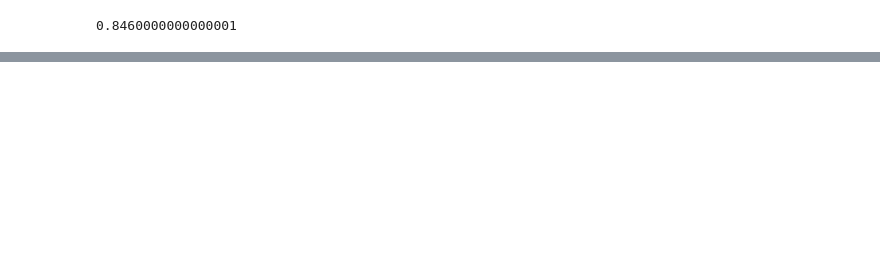
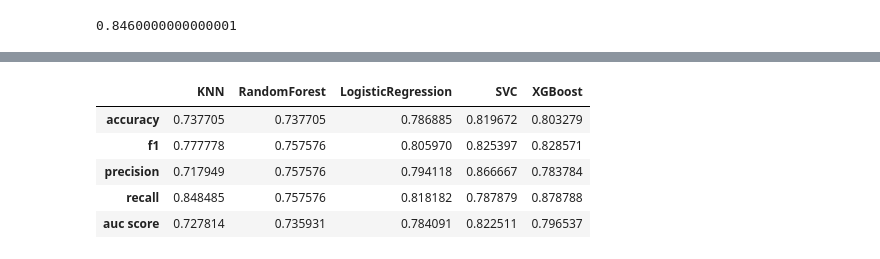
Before and after one commit to Zenoix/Heart-Disease-Dataset, a Jupyter notebook: notebook.ipynb, the cells around one changed output, grey strips where cells are left out. Saved outputs shown, nothing was run; the diff lists cells and outputs as text; code cells hidden in the pictures; blank space fills up the shorter version.

```diff
--- a/notebook.ipynb
+++ b/notebook.ipynb
@@ -729,14 +721,16 @@ rand_search.best_score_
 # grid_search.fit(X_train, y_train)
 # grid_search.best_params_
 
-rf_best_params = {'randomforestclassifier__max_depth': [30],
+params = {'randomforestclassifier__max_depth': [30],
  'randomforestclassifier__min_samples_leaf': [2],
  'randomforestclassifier__min_samples_split': [5],
  'randomforestclassifier__n_estimators': [1100]}
 
-pipe = make_pipeline(RandomForestClassifier(bootstrap=True, max_features=None, random_state=7))
+rf_pipe = make_pipeline(RandomForestClassifier(bootstrap=True, max_features=None, random_state=7))
 
-grid_search = GridSearchCV(pipe, param_grid=rf_best_params, cv=skf, scoring="accuracy", n_jobs=-1)
+grid_search = GridSearchCV(rf_pipe, param_grid=params, cv=skf, scoring="accuracy", n_jobs=-1)
 grid_search.fit(X_train, y_train)
-grid_search.best_params_
+rf_best_params = grid_search.best_params_
+best_scores["RandomForest"] = grid_search.best_score_
+grid_search.best_score_
 # %% [output]
@@ -932,0 +913,27 @@ So we now have the accuracy scores after tuning the hyper parameters. It seems l
+# %%
+from sklearn.metrics import accuracy_score, f1_score, precision_score, recall_score, roc_auc_score, RocCurveDisplay
+
+def compare_models(pipeline, parameters):
+    pipeline.set_params(**parameters)
+    pipeline.fit(X_train, y_train)
+    y_pred = pipeline.predict(X_test)
+    return [accuracy_score(y_test, y_pred), f1_score(y_test, y_pred), precision_score(y_test, y_pred), recall_score(y_test, y_pred),roc_auc_score(y_test, y_pred)]
+
+scores = {}
+
+model_names = ["KNN", "RandomForest", "LogisticRegression", "SVC", "XGBoost"]
+metrics = ["accuracy", "f1", "precision", "recall", "auc score"]
+pipelines = [knn_pipe, rf_pipe, logreg_pipe, svc_pipe, xgb_pipe]
+best_params = [knn_best_params, rf_best_params, logreg_best_params, svc_best_params, xgb_best_params]
+
+for name, pipeline, parameters in zip(model_names, pipelines, best_params):
+    scores[name] = compare_models(pipeline, parameters)
+
+pd.DataFrame(scores, index=metrics)
+# %% [output]
+|  | KNN | RandomForest | LogisticRegression | SVC | XGBoost |
+| accuracy | 0.737705 | 0.737705 | 0.786885 | 0.819672 | 0.803279 |
+| f1 | 0.777778 | 0.757576 | 0.805970 | 0.825397 | 0.828571 |
+| precision | 0.717949 | 0.757576 | 0.794118 | 0.866667 | 0.783784 |
+| recall | 0.848485 | 0.757576 | 0.818182 | 0.787879 | 0.878788 |
+| auc score | 0.727814 | 0.735931 | 0.784091 | 0.822511 | 0.796537 |
```
Also changed, not shown: parts of 20 cells of this notebook.
